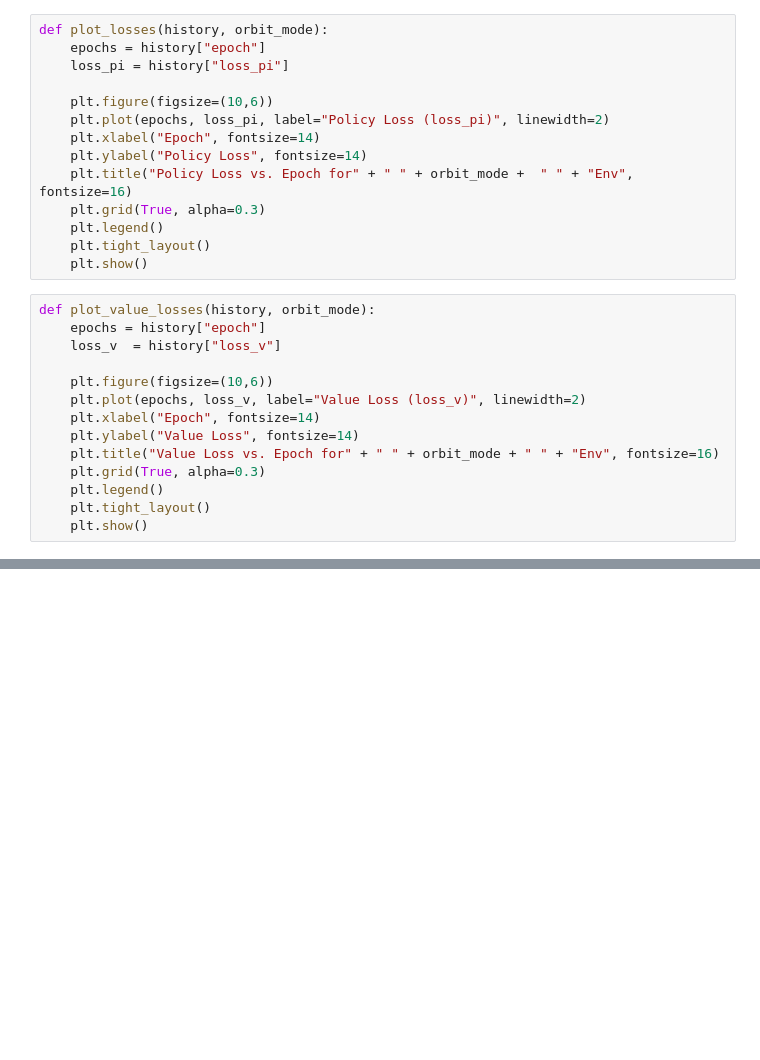
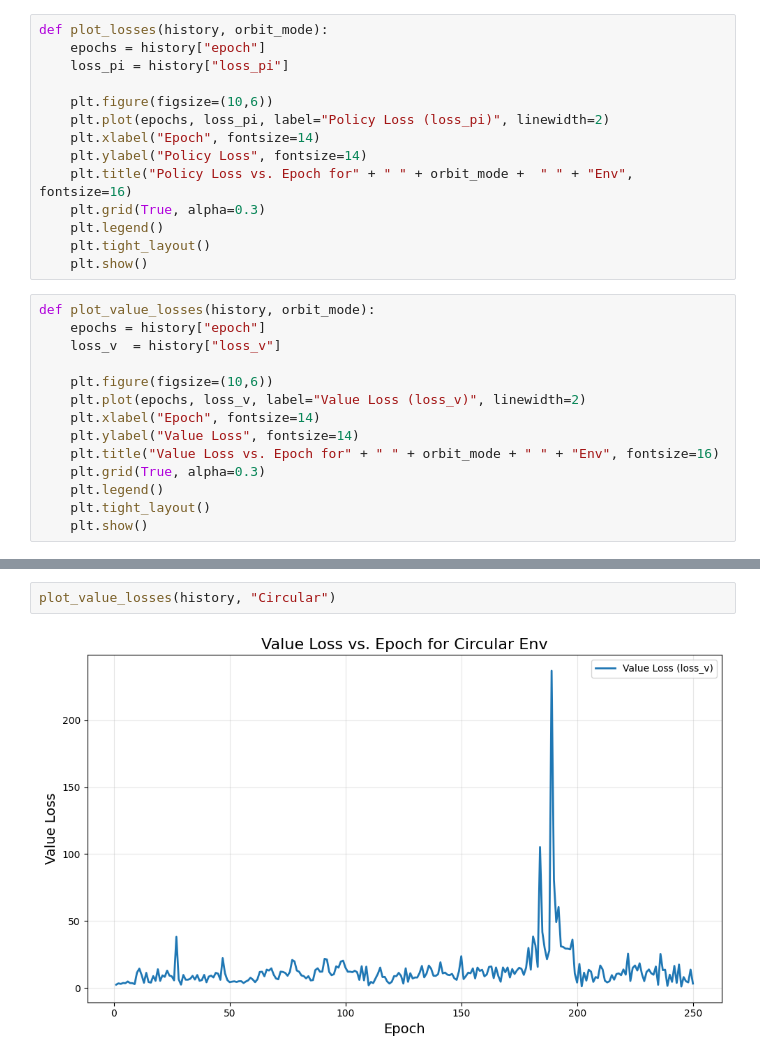
Before and after one commit to mkdar/MARLBlackHole, a Jupyter notebook: Newton_Circ_EBH.ipynb, the cells around one changed output, grey strips where cells are left out. Cells and saved outputs as stored; diff of their text form; blank space fills up the shorter version.

```diff
--- a/Newton_Circ_EBH.ipynb
+++ b/Newton_Circ_EBH.ipynb
@@ -1512,0 +1562,4 @@ plot_value_losses(history)
+# %%
+plot_value_losses(history, "Circular")
+# %% [output]
+[figure, added]
```
Also changed, not shown: parts of 7 cells of this notebook.
